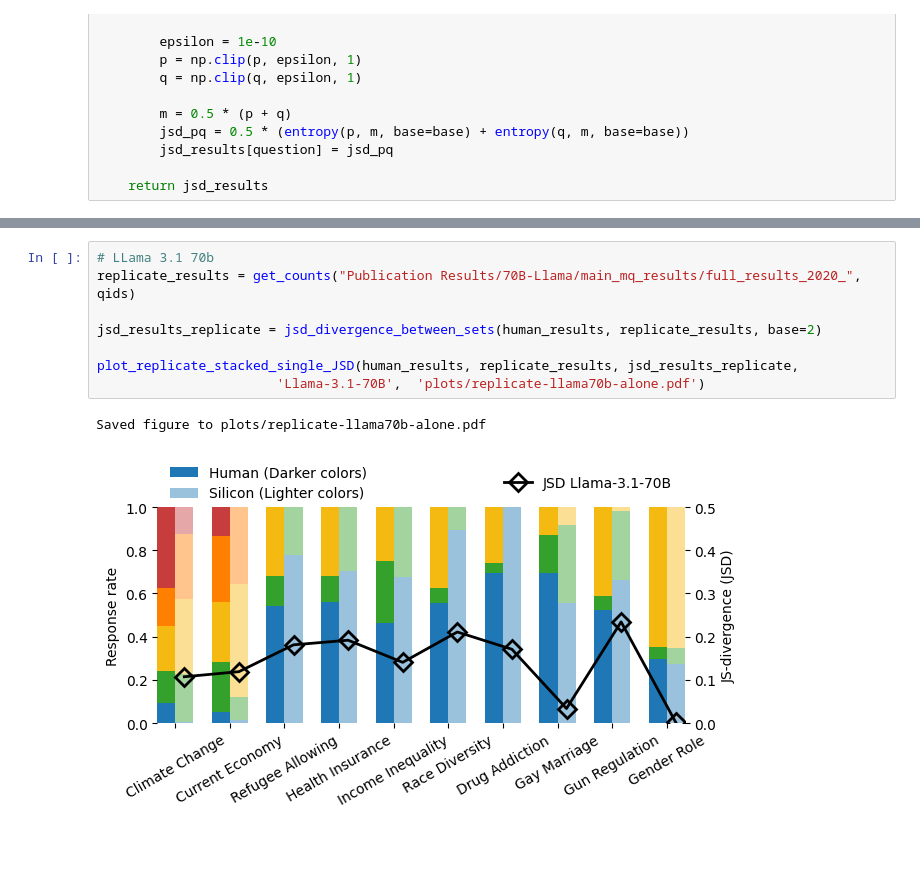
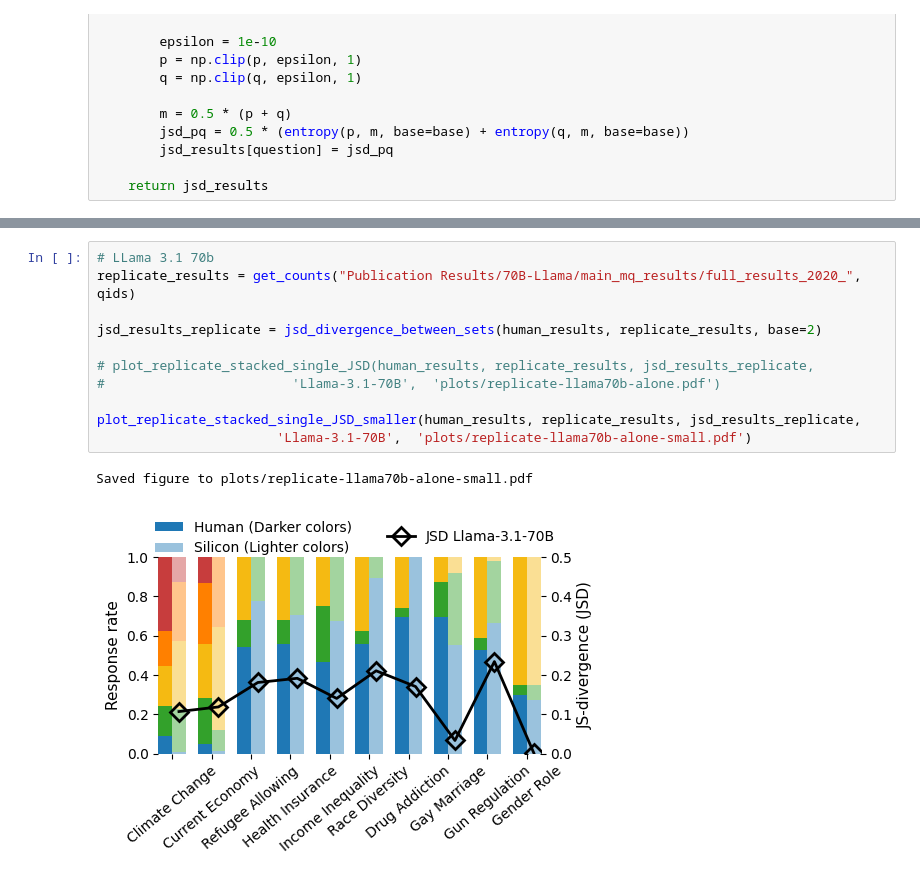
Before and after one commit to songgaojundeng/mitigating-social-desirability-bias, a Jupyter notebook: Replicate_only_Analysis_Code.ipynb, the cells around one changed output, grey strips where cells are left out. Cells and saved outputs as stored; diff of their text form; blank space fills up the shorter version.

```diff
--- a/Replicate_only_Analysis_Code.ipynb
+++ b/Replicate_only_Analysis_Code.ipynb
@@ -358,11 +427,14 @@ Saved figure to plots/replicate-llama8b-alone.pdf
 # %%
 # LLama 3.1 70b
 replicate_results = get_counts("Publication Results/70B-Llama/main_mq_results/full_results_2020_", qids)
 
 jsd_results_replicate = jsd_divergence_between_sets(human_results, replicate_results, base=2)
 
-plot_replicate_stacked_single_JSD(human_results, replicate_results, jsd_results_replicate,
-                       'Llama-3.1-70B',  'plots/replicate-llama70b-alone.pdf')
+# plot_replicate_stacked_single_JSD(human_results, replicate_results, jsd_results_replicate,
+#                        'Llama-3.1-70B',  'plots/replicate-llama70b-alone.pdf')
+
+plot_replicate_stacked_single_JSD_smaller(human_results, replicate_results, jsd_results_replicate,
+                       'Llama-3.1-70B',  'plots/replicate-llama70b-alone-small.pdf')
 # %% [output]
-Saved figure to plots/replicate-llama70b-alone.pdf
+Saved figure to plots/replicate-llama70b-alone-small.pdf
-[figure, old version]
+[figure, new version]
```
Also changed, not shown: parts of 12 cells of this notebook.
